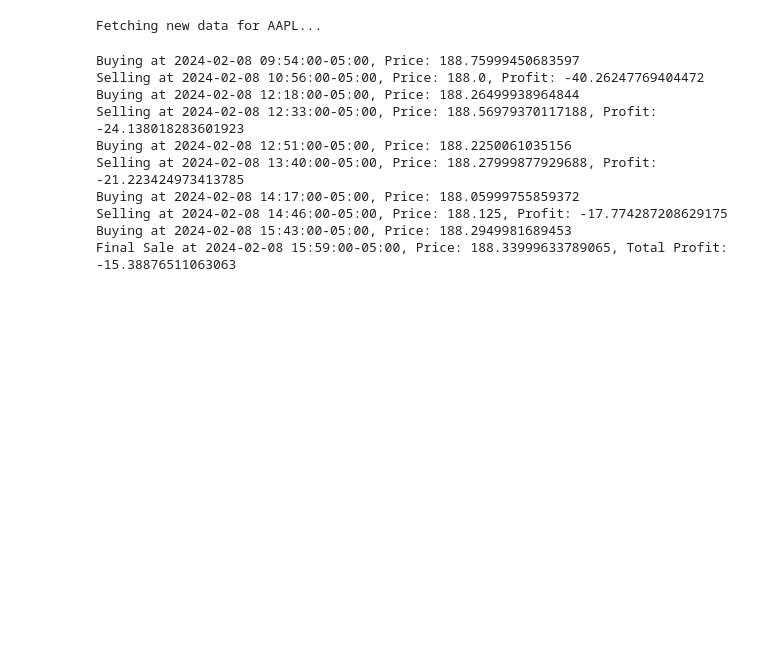
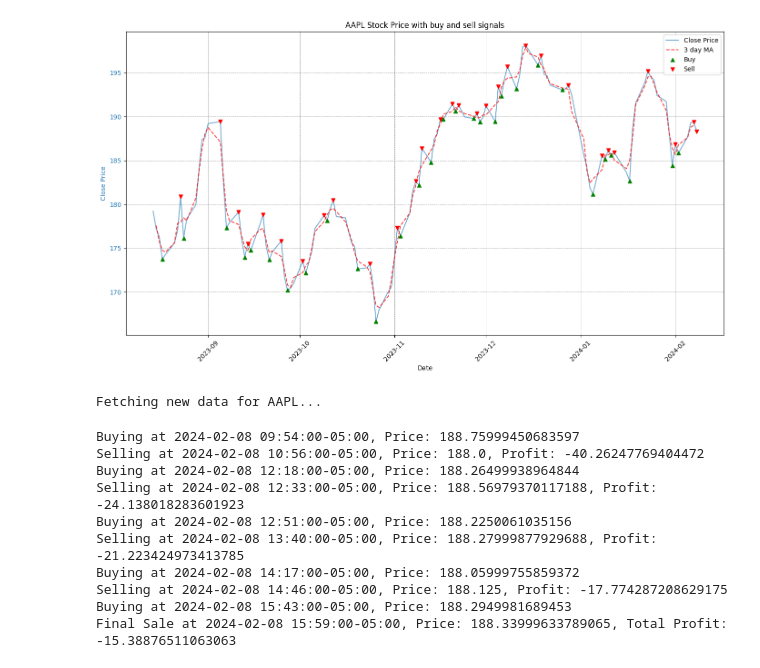
Before and after one commit to zhang2wl/StockScreener, a Jupyter notebook: src/stock_filter.ipynb, the cells around one changed output. Drawn from its saved outputs; the diff is of its cells as text; code cells hidden in the pictures; blank space fills up the shorter version.

Commit message:
add stock downloader, stock analyzer and stock screener

```diff
--- a/src/stock_filter.ipynb
+++ b/src/stock_filter.ipynb
@@ -115,7 +115,7 @@ def load_stock_data_into_memory(tickers, interval='daily', data_dir='../data/sto
     for ticker in tickers:
         filepath = os.path.join(data_dir, f"{ticker}_{interval}.csv")
         if os.path.exists(filepath):
-            stock_data[ticker] = pd.read_csv(filepath, index_col=index_col, parse_dates=['Datetime'])
+            stock_data[ticker] = pd.read_csv(filepath, index_col=index_col, parse_dates=[index_col])
         else:
             print(f"Data for {ticker} not found in {data_dir}.")
     return stock_data
@@ -126,3 +126,9 @@ def load_stock_data_into_memory(tickers, interval='daily', data_dir='../data/sto
 #     fetch_and_save_daily_stock_data(ticker)
 
 # stock_data = load_stock_data_into_memory(tickers)
+# %%
+fetch_and_save_daily_stock_data('AAPL')
+tickers=['AAPL']
+stock_data = load_stock_data_into_memory(tickers)
+AAPL_stock = stock_data['AAPL']
+print(AAPL_stock)
@@ -129,3 +210,46 @@ def load_stock_data_into_memory(tickers, interval='daily', data_dir='../data/sto
+# %%
+import matplotlib.pyplot as plt
+import matplotlib.dates as mdates
+
+def plot_stock_price_with_buy_sell_signal(df, ticker):
+    # Create a figure and a grid of subplots
+    fig, ax1 = plt.subplots(figsize=(14, 8))
+
+    # Plotting the closing price and 30-week MA
+    color = 'tab:blue'
+    ax1.set_xlabel('Date')
+    ax1.set_ylabel('Close Price', color=color)
+    ax1.plot(df.index, df['Close'], label='Close Price', color=color, alpha=0.6)
+    ax1.plot(df.index, df['MA3'], label='3 day MA', color='red', linestyle='--', alpha=0.75)
+    # ax1.plot(df.index, df['MA5'], label='5 day MA', color='red', linestyle='--', alpha=0.75)
+    # ax1.plot(df.index, df['EMA5'], label='5 day EMA', color='green', linestyle='--', alpha=0.75)
+
+    ax1.tick_params(axis='y', labelcolor=color)
+    ax1.legend(loc='upper left')
+    ax1.grid(True, which='major', linestyle='--', linewidth='0.5', color='grey')
+
+    # Now, filter the DataFrame for buy and sell signals and plot them directly
+    buy_signals = df[df['signal'] == 1]  # Buy signals where 'signal' column is 1
+    sell_signals = df[df['signal'] == -1]  # Sell signals where 'signal' column is -1
+
+    # Plot buy signals
+    ax1.scatter(buy_signals.index, buy_signals['Close'], marker='^', color='green', label='Buy', alpha=1, zorder=5)
+    # Plot sell signals
+    ax1.scatter(sell_signals.index, sell_signals['Close'], marker='v', color='red', label='Sell', alpha=1, zorder=5)
+
+    #axs[0].set_title('Stock Price and RSI')
+    ax1.legend()
+
+    # Rotating the date labels to improve readability
+    plt.setp(ax1.xaxis.get_majorticklabels(), rotation=45)
+
+    plt.title(f"{ticker} Stock Price with buy and sell signals")
+    plt.tight_layout()  # Adjust layout to make room for the rotated x-axis labels
+    plt.show()
+
+plot_stock_price_with_buy_sell_signal(df, 'AAPL')
+# %% [output]
+[figure, added]
 # %%
 from datetime import datetime, timedelta
 
```
Also changed, not shown: parts of 2 cells of this notebook, 8 other files.
